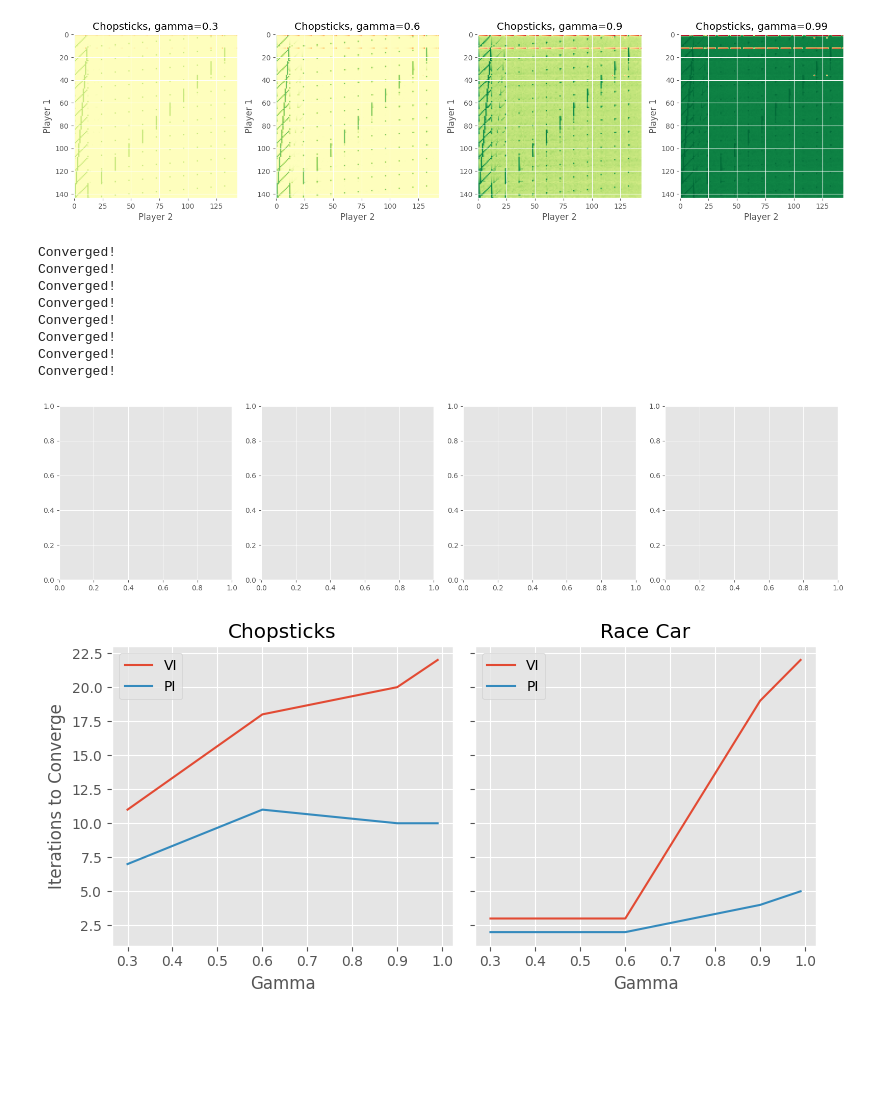
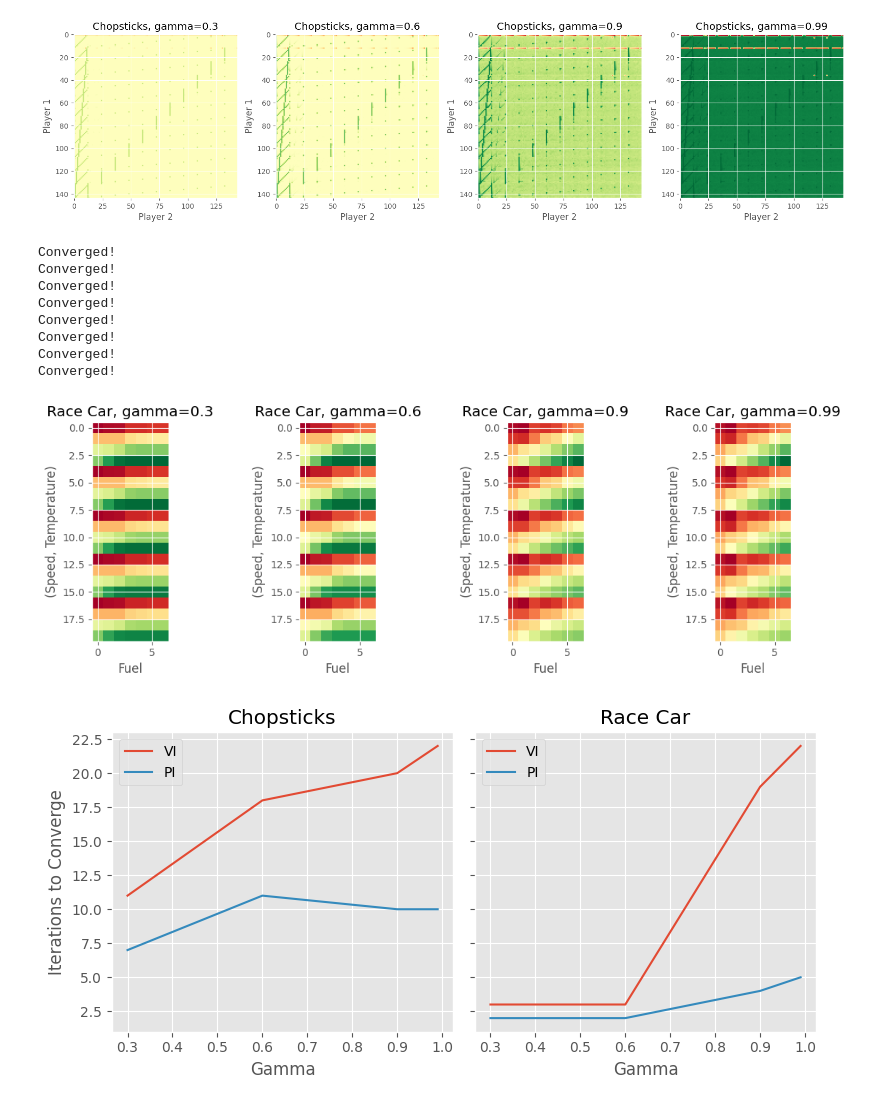
Before and after one commit to vinitjogani/mdp-solvers, a Jupyter notebook: experiments.ipynb, the cells around one changed output. Cells and saved outputs as stored; diff of their text form; code cells hidden in the pictures; blank space fills up the shorter version.

```diff
--- a/experiments.ipynb
+++ b/experiments.ipynb
@@ -31,7 +31,7 @@ def chopsticks_image(V, ax):
     ax.set_ylabel("Player 1")
     ax.set_xlabel("Player 2")
 # %%
-def racecar_image(V, view_actions=False):
+def racecar_v_to_img(V, view_actions=False):
     env = environments.Racecar()
     img = np.zeros((5, env.max_fuel * 2 + 1, env.max_speed + 1))
     for i,j,k in V:
@@ -46,7 +46,11 @@ def racecar_image(V, view_actions=False):
             img[int(i*2), int(j*2), int(k)] = actions[best]
 
     img = (img - img.min()) / (img.max() - img.min())
+    return img
 
+def racecar_image(V, view_actions=False):
+    env = environments.Racecar()
+    img = racecar_v_to_img(V, view_actions)
     fig, axs = plt.subplots(ncols=env.max_speed + 1, figsize=(10,5), sharex=True, sharey=True)
 
     for i, ax in enumerate(axs):
@@ -192,30 +196,39 @@ Converged!
 Converged!
 [figure]
 # %%
+fig, axs = plt.subplots(ncols=4, figsize=(12, 4))
+
 racecar_gamma_r_vi = []
 racecar_gamma_r_pi = []
 
 for i, gamma in enumerate([0.3, 0.6, 0.9, 0.99]):
     fix_seed()
     env = environments.Racecar(gamma)
 
-    V, P, C, R, T = solver.value_iteration(env)
+    V, P, C, R, T = solver.value_iteration(env, rsims=1)
     racecar_gamma_r_vi.append(len(C))
 
-    V, P, C, R, T = solver.policy_iteration(env)
+    img = racecar_v_to_img(V)
+    img = np.swapaxes(img, 0, 1).reshape((7, -1))
+    axs[i].set_title(f"Race Car, gamma={gamma}")
+    axs[i].imshow(img.T, cmap='RdYlGn')
+    axs[i].set_xlabel('Fuel')
+    axs[i].set_ylabel("(Speed, Temperature)")
+
+    V, P, C, R, T = solver.policy_iteration(env, rsims=1)
     racecar_gamma_r_pi.append(len(C))
 
 fig.tight_layout()
 # %% [output]
 Converged!
 Converged!
 Converged!
 Converged!
 Converged!
 Converged!
 Converged!
 Converged!
-[figure, old version]
+[figure, new version]
 # %%
 fig, axs = plt.subplots(ncols=2, figsize=(8,4), sharey=True)
 x = [0.3, 0.6, 0.9, 0.99]
```
Also changed, not shown: parts of 7 cells of this notebook, 1 other file.
